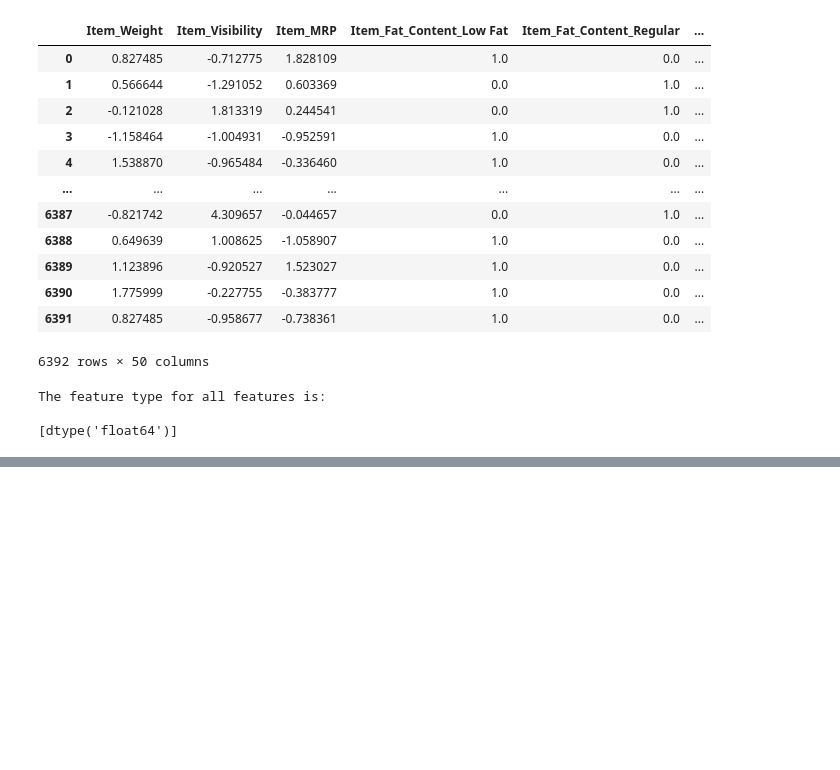
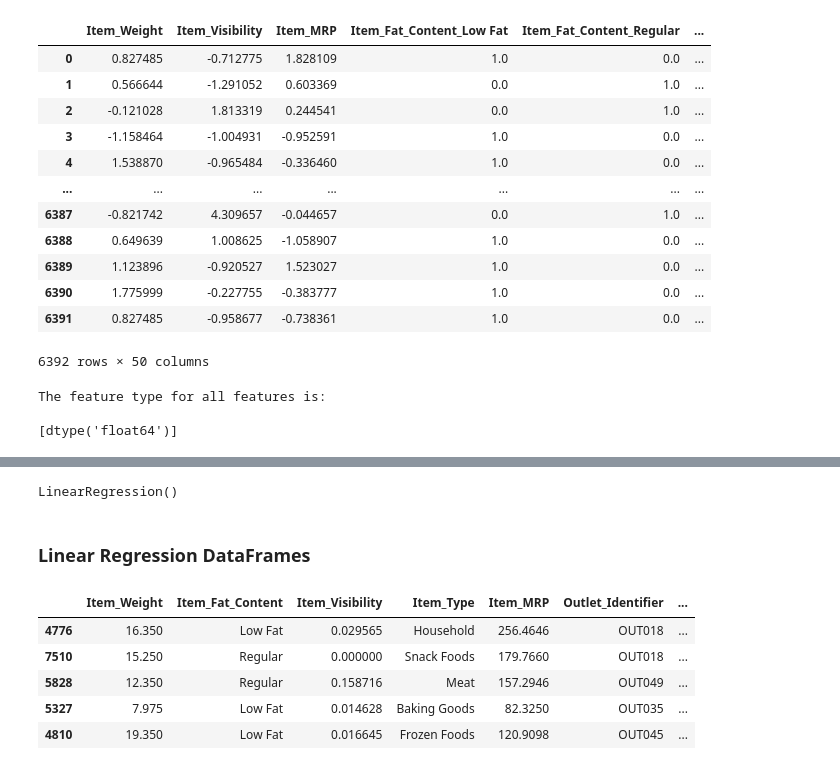
Before and after one commit to jonnunez92/Prediction-of-Product-Sales, a Jupyter notebook: Prediction_of_Product_Sales.ipynb, the cells around one changed output, grey strips where cells are left out. Drawn from its saved outputs; the diff is of its cells as text; code cells hidden in the pictures; blank space fills up the shorter version.

```diff
--- a/Prediction_of_Product_Sales.ipynb
+++ b/Prediction_of_Product_Sales.ipynb
@@ -513,7 +529,8 @@ from sklearn.model_selection import train_test_split
 from sklearn import set_config
 set_config(display='diagram')
 # %%
-df = pd.read_csv('/content/drive/MyDrive/Data Sets for Coding Dojo/sales_predictions.csv')
+df_original = pd.read_csv('/content/drive/MyDrive/Data Sets for Coding Dojo/sales_predictions.csv')
+df = df_original.copy()
 df.head()
 # %% [output]
 |  | Item_Identifier | Item_Weight | Item_Fat_Content | Item_Visibility | Item_Type | Item_MRP | ... |
@@ -805,0 +910,26 @@ The feature type for all features is:
+# %%
+# Instantiate LinearRegression
+lin_reg = LinearRegression()
+
+# fit
+lin_reg.fit(X_train_processed, y_train)
+# %% [output]
+LinearRegression()
+# %% [markdown]
+### Linear Regression DataFrames
+# %%
+# instantiate Prediction object
+train_predict = lin_reg.predict(X_train_processed)
+# %%
+train_predict_df = X_train.copy()
+train_predict_df['True Sales Price'] = y_train
+train_predict_df['Predicted Sales Price'] = train_predict
+train_predict_df['Error'] = train_predict - y_train
+train_predict_df.head()
+# %% [output]
+|  | Item_Weight | Item_Fat_Content | Item_Visibility | Item_Type | Item_MRP | Outlet_Identifier | ... |
+| 4776 | 16.350 | Low Fat | 0.029565 | Household | 256.4646 | OUT018 | ... |
+| 7510 | 15.250 | Regular | 0.000000 | Snack Foods | 179.7660 | OUT018 | ... |
+| 5828 | 12.350 | Regular | 0.158716 | Meat | 157.2946 | OUT049 | ... |
+| 5327 | 7.975 | Low Fat | 0.014628 | Baking Goods | 82.3250 | OUT035 | ... |
+| 4810 | 19.350 | Low Fat | 0.016645 | Frozen Foods | 120.9098 | OUT045 | ... |
```
Also changed, not shown: parts of 41 cells of this notebook.
